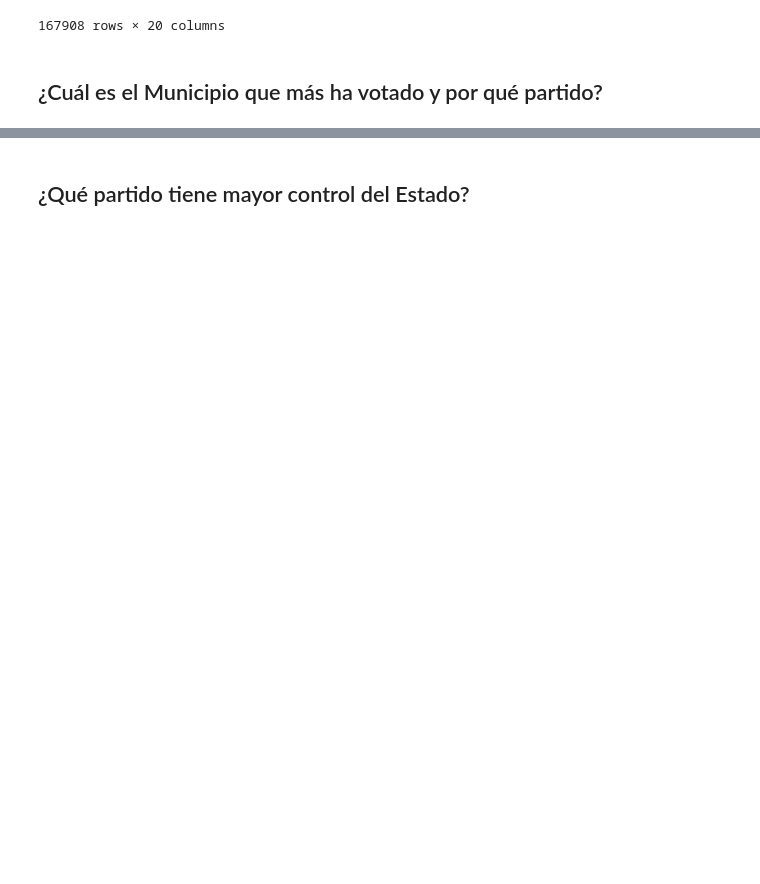
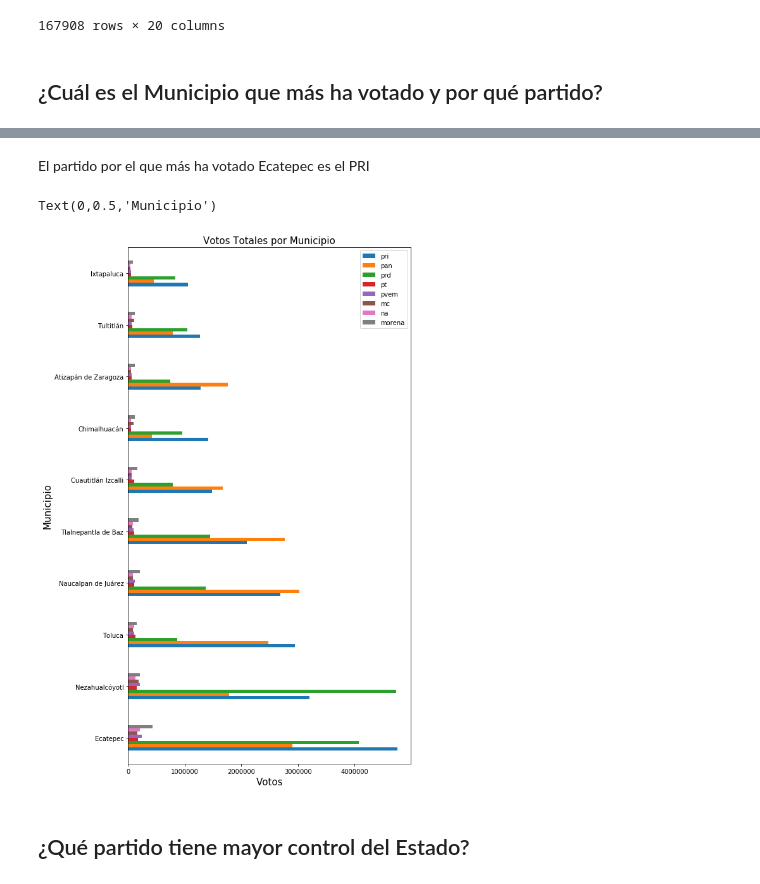
Before and after one commit to EugenioLey/DS-Serchenio, a Jupyter notebook: Erecciones.ipynb, the cells around one changed output, grey strips where cells are left out. Drawn from its saved outputs; the diff is of its cells as text; code cells hidden in the pictures; blank space fills up the shorter version.

```diff
--- a/Erecciones.ipynb
+++ b/Erecciones.ipynb
@@ -29,0 +54,4 @@ data
+# %%
+M2 = data.groupby("municipio")[["pri",'pan','prd','pt','pvem','mc','na','morena']].sum()
+M2 = M2.sort_values(by='pri', ascending = False)
+M2.head()
@@ -30,2 +66,14 @@ data
+# %% [markdown]
+El partido por el que más ha votado Ecatepec es el PRI
+# %%
+M2.sort_values(by='pri', ascending = False).head(10).plot.barh(figsize=(8,15), title='Votos Totales por Municipio')
+plt.yticks(color="black")
+plt.xticks(color="black")
+plt.title('Votos Totales por Municipio', fontsize = 15)
+plt.xlabel('Votos', fontsize = 15)
+plt.ylabel('Municipio',fontsize = 15)
+# %% [output]
+Text(0,0.5,'Municipio')
+[figure, added]
 # %% [markdown]
 ## ¿Qué partido tiene mayor control del Estado?
```
Also changed, not shown: parts of 9 cells of this notebook.
